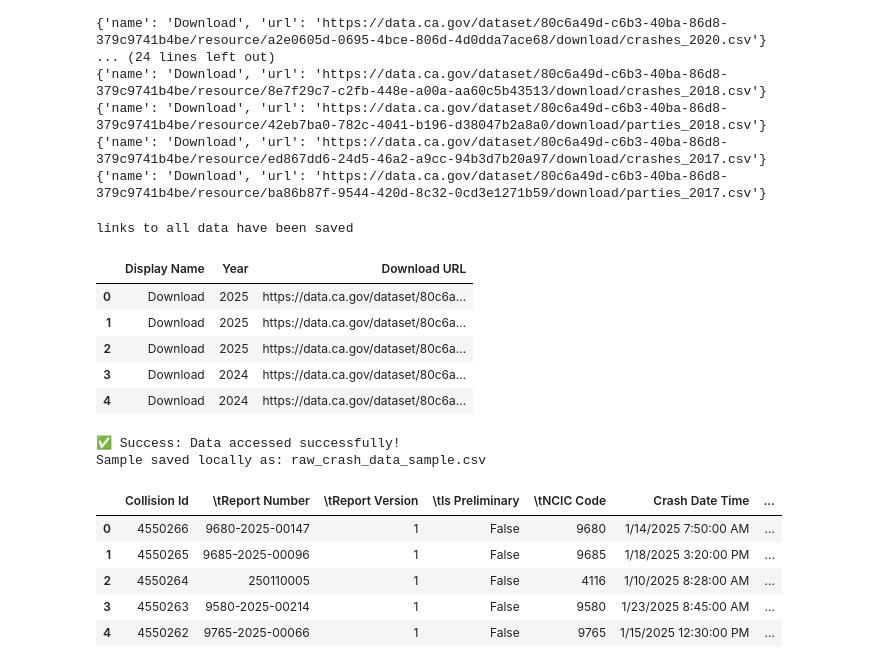
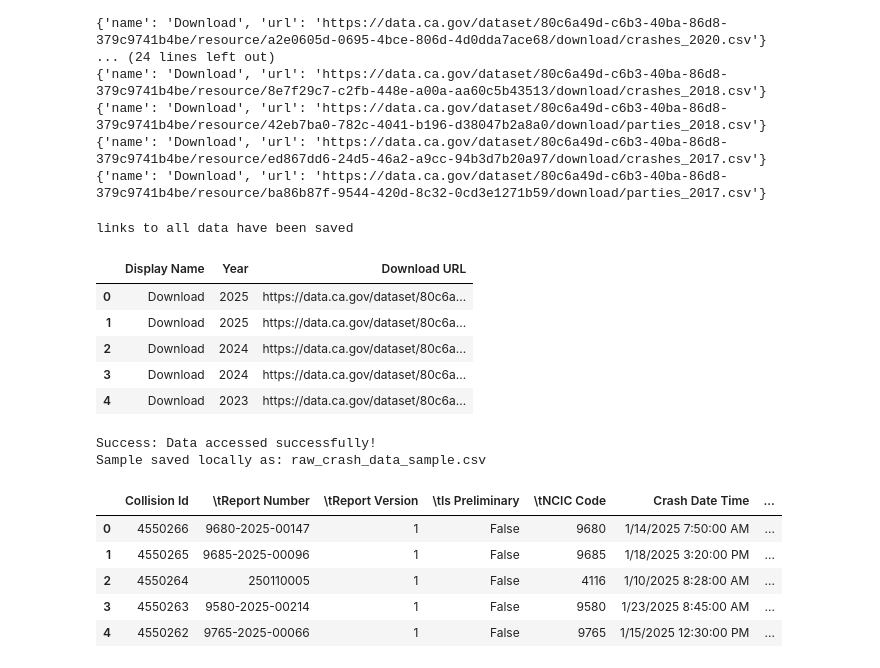
Before and after one commit to Nurislam1410/Final_Project_CS122, a Jupyter notebook: testing/testScrape.ipynb, the cells around one changed output. Drawn from its saved outputs; the diff is of its cells as text; code cells hidden in the pictures.

```diff
--- a/testing/testScrape.ipynb
+++ b/testing/testScrape.ipynb
@@ -47,56 +47,57 @@ Found 39 potential data links.
 # %%
 processed = []
 for item in links:
     year_match = re.search(r"20\d{2}", f"{item['name']} {item['url']}")
     if(year_match):
         year = year_match.group(0)
         processed.append({
         "Display Name": item['name'] if item['name'] else "CCRS Data",
         "Year": year,
         "Download URL": item['url']
     })
     else :
         "Unknown"
 
 #creates a data frame of the years of csvs
 datadf = pd.DataFrame(processed).drop_duplicates(subset=["Download URL"])
 datadf.to_csv("ccrs_resource_catalog.csv", index=False)
 
 print("links to all data have been saved")
-catalog_df.head()
+datadf.head()
 # %% [output]
 links to all data have been saved
 |  | Display Name | Year | Download URL |
 | 0 | Download | 2025 | https://data.ca.gov/dataset/80c6a... |
 | 1 | Download | 2025 | https://data.ca.gov/dataset/80c6a... |
-| 2 | Download | 2025 | https://data.ca.gov/dataset/80c6a... |
+| 2 | Download | 2024 | https://data.ca.gov/dataset/80c6a... |
 | 3 | Download | 2024 | https://data.ca.gov/dataset/80c6a... |
-| 4 | Download | 2024 | https://data.ca.gov/dataset/80c6a... |
+| 4 | Download | 2023 | https://data.ca.gov/dataset/80c6a... |
 # %%
 if not datadf.empty:
-    url = catalog_df.iloc[0]['Download URL']
+    url = datadf.iloc[0]['Download URL']
+    pd.set_option('display.max_columns', None)
     try:
         response = requests.get(url, headers=HEADERS, timeout=30)
         response.raise_for_status()
         mainData = io.StringIO(response.text)
         data = pd.read_csv(mainData, low_memory=False)
 
-        if mainData.empty:
+        if data.empty:
             print("Warning: File exists but contains no data rows (headers only).")
         else:
             print("Success: Data accessed successfully!")
-            local_name = f"{}.csv"
-            sample_data.to_csv(local_name, index=False)
+            local_name = "raw_crash_data_sample.csv"
+            data.to_csv(local_name, index=False)
             print(f"Sample saved locally as: {local_name}")
 
-            display(sample_data.head())
+            display(data.head())
 
     except requests.exceptions.HTTPError as e:
         print(f"Server Error: {e}. The site may be temporarily blocking automated access.")
     except Exception as e:
         print(f" Unexpected Error: {e}")
 # %% [output]
-✅ Success: Data accessed successfully!
+Success: Data accessed successfully!
 Sample saved locally as: raw_crash_data_sample.csv
 |  | Collision Id | \tReport Number | \tReport Version | \tIs Preliminary | \tNCIC Code | Crash Date Time | ... |
 | 0 | 4550266 | 9680-2025-00147 | 1 | False | 9680 | 1/14/2025 7:50:00 AM | ... |
```
Also changed, not shown: 4 other files.
